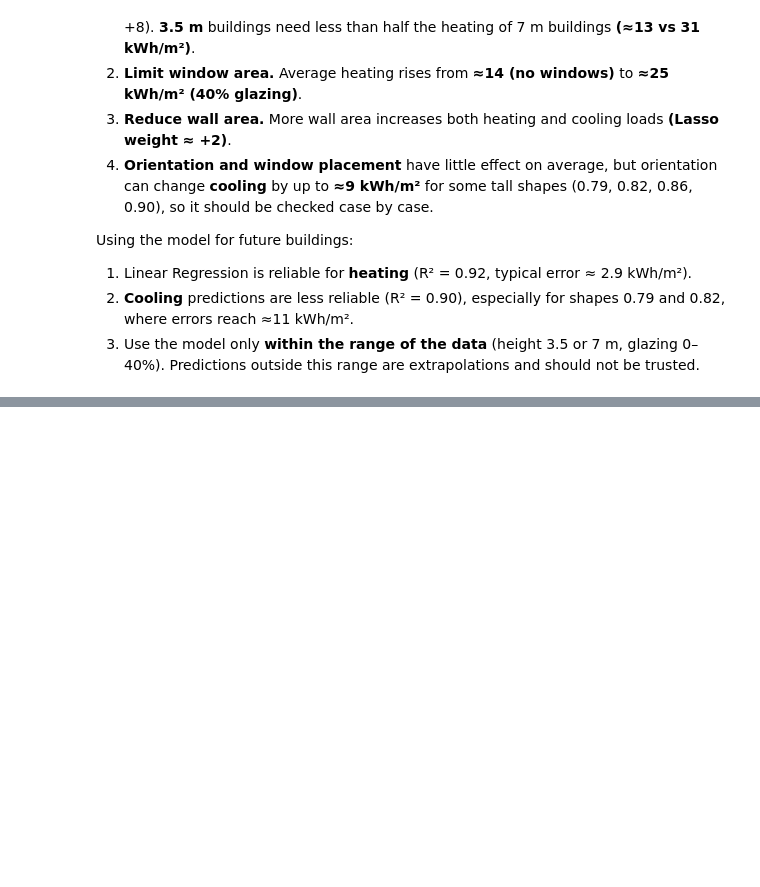
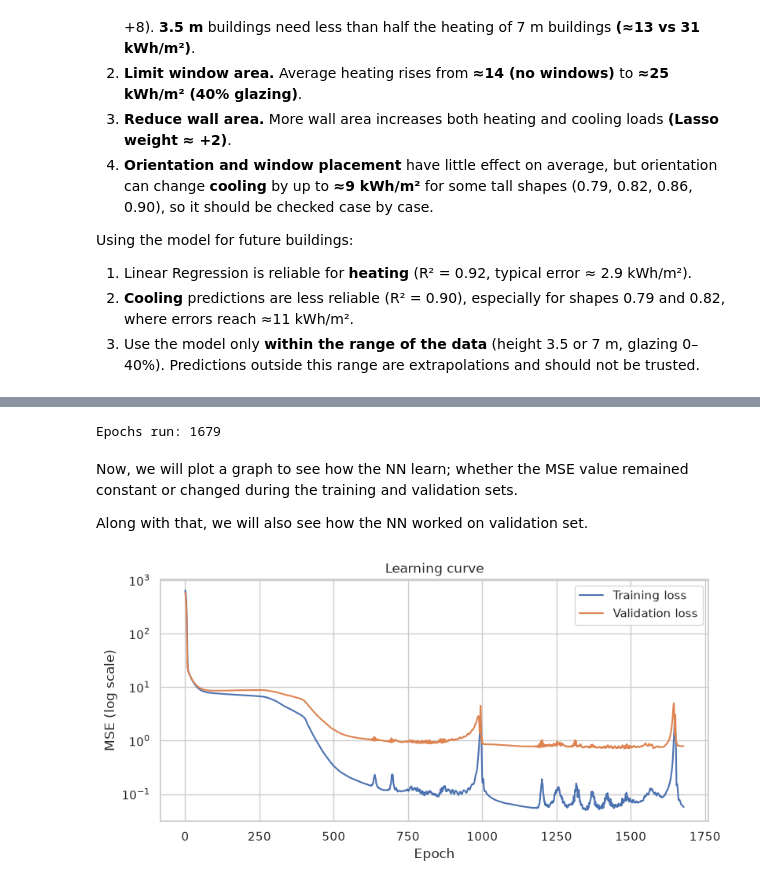
Before and after one commit to iemkhizer/energy-efficiency-regression, a Jupyter notebook: DS25-AS2-ID.ipynb, the cells around one changed output, grey strips where cells are left out. Cells and saved outputs as stored; diff of their text form; code cells hidden in the pictures; blank space fills up the shorter version.

```diff
--- a/DS25-AS2-ID.ipynb
+++ b/DS25-AS2-ID.ipynb
@@ -856,0 +916,15 @@ Using the model for future buildings:
+# %%
+import keras
+from keras import layers
+
+keras.utils.set_random_seed(42)   # fixes the random starting weights, so training gives the same result every run
+
+model = keras.Sequential([
+    keras.Input(shape=(X_train_scaled.shape[1],)),  # Input layer with the number of features
+    layers.Dense(64, activation="relu"),  # Hidden Layer 1
+    layers.Dense(32, activation="relu"),  # Hidden Layer 2
+    layers.Dense(2)   # output layer for Heating_Load and Cooling_Load
+])
+
+model.compile(optimizer="adam", loss="mse", metrics=["mae"])  # Compile the model with Adam optimizer, mean squared error loss, and mean absolute error metric
+model.summary()  # Print the model architecture summary
@@ -856,0 +954,35 @@ Using the model for future buildings:
+# %%
+early_stopping = keras.callbacks.EarlyStopping(
+    monitor="val_loss",
+    patience=200,
+    restore_best_weights=True
+    )
+
+history = model.fit(
+    X_train_scaled, y_train,
+    validation_split=0.2,
+    epochs=2000,
+    batch_size=32,
+    callbacks=[early_stopping],
+    verbose=0
+)
+
+print("Epochs run:", len(history.history["loss"]))
+# %% [output]
+Epochs run: 1679
+# %% [markdown]
+Now, we will plot a graph to see how the NN learn; whether the MSE value remained constant or changed during the training and validation sets.
+
+Along with that, we will also see how the NN worked on validation set.
+# %%
+plt.figure(figsize=(9, 4))
+plt.plot(history.history["loss"], label="Training loss")
+plt.plot(history.history["val_loss"], label="Validation loss")
+plt.yscale("log")
+plt.xlabel("Epoch")
+plt.ylabel("MSE (log scale)")
+plt.title("Learning curve")
+plt.legend()
+plt.show()
+# %% [output]
+[figure, added]
```
Also changed, not shown: parts of 29 cells of this notebook, 2 other files.
